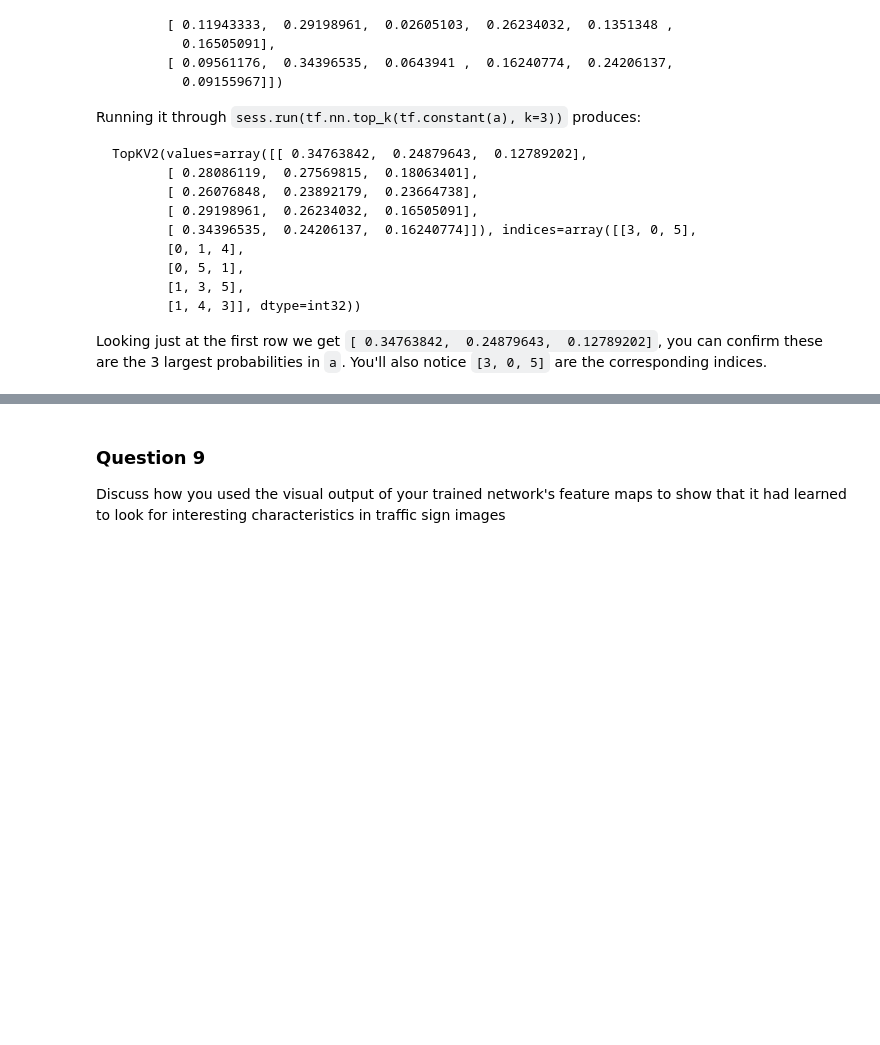
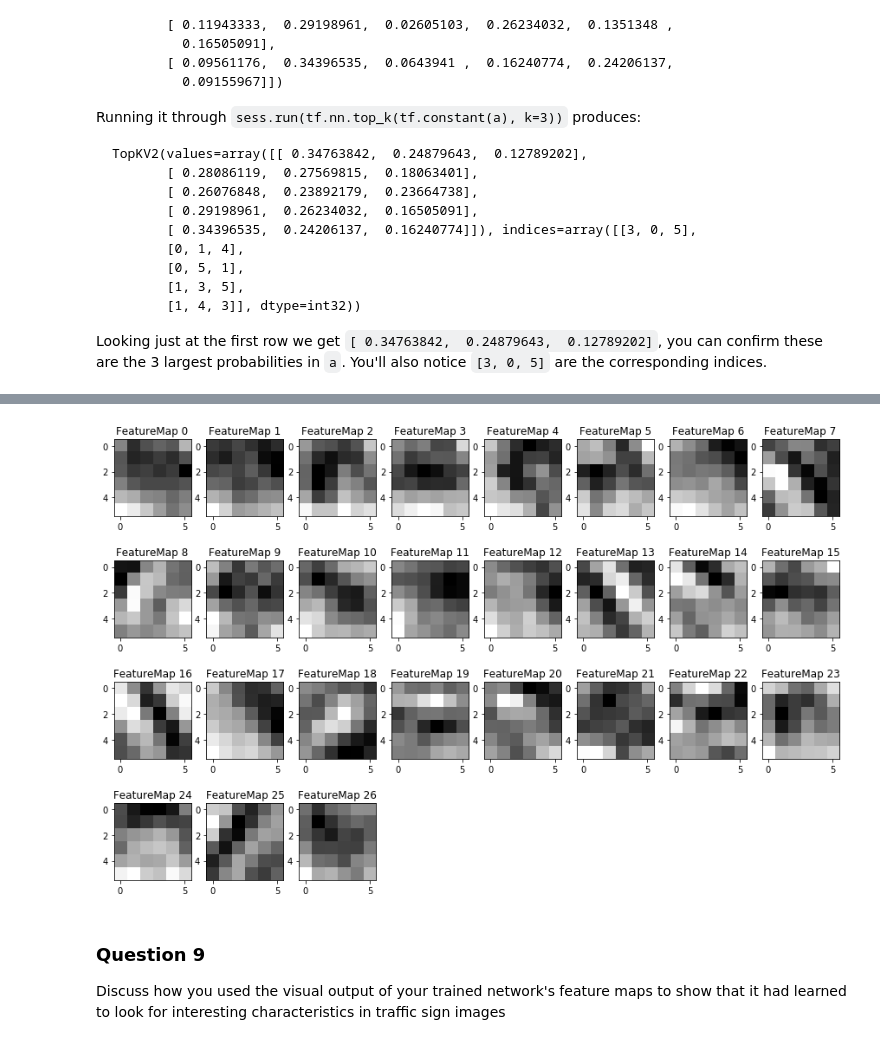
Before and after one commit to jShaoCX/CarND_Project2_Traffic_Signs, a Jupyter notebook: Traffic_Sign_Classifier.ipynb, the cells around one changed output, grey strips where cells are left out. Cells and saved outputs as stored; diff of their text form; code cells hidden in the pictures; blank space fills up the shorter version.

```diff
--- a/Traffic_Sign_Classifier.ipynb
+++ b/Traffic_Sign_Classifier.ipynb
@@ -903,3 +994,13 @@ def outputFeatureMap(image_input, tf_activation, activation_min=-1, activation_m
+# %%
+with tf.Session() as sess:
+    # Restore the trained network
+    saver.restore(sess, tf.train.latest_checkpoint('.'))
+    #conv2
+    my_tensor = sess.graph.get_tensor_by_name('conv2_5_1:0')
+    outputFeatureMap(image_list, my_tensor)
+    plt.show()
+# %% [output]
+[figure, added]
 # %% [markdown]
 ### Question 9
 
```
Also changed, not shown: parts of 18 cells of this notebook, 8 other files.
